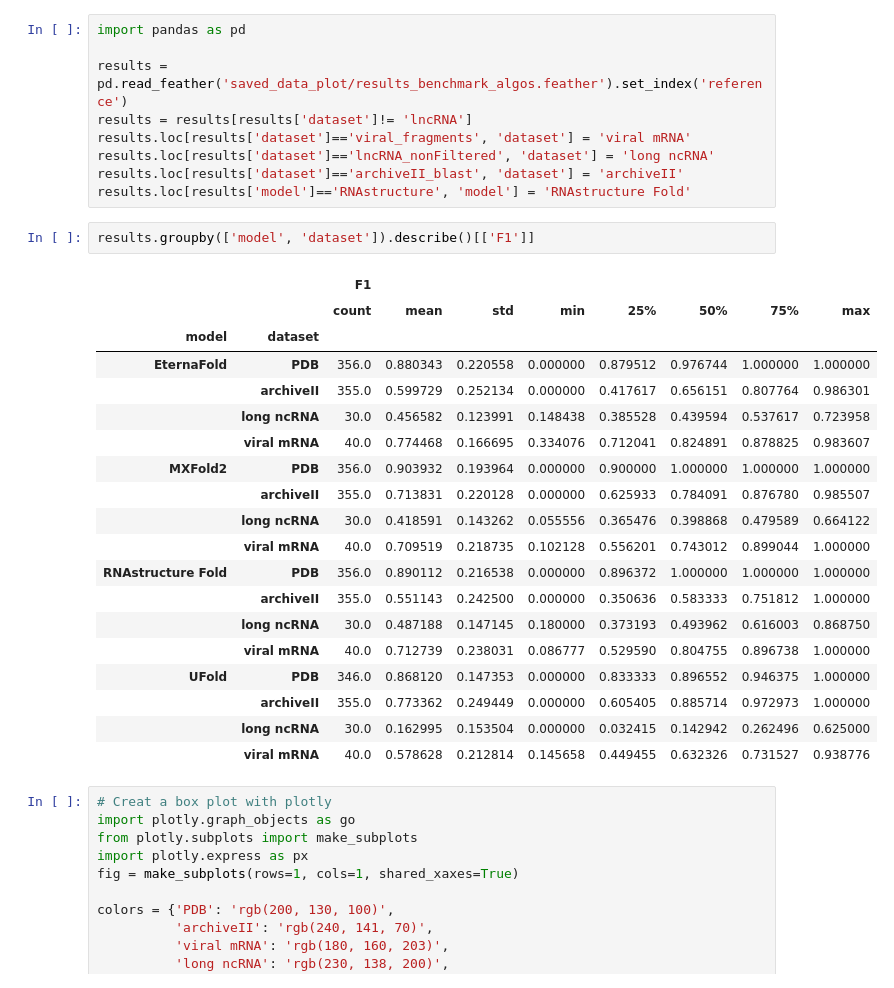
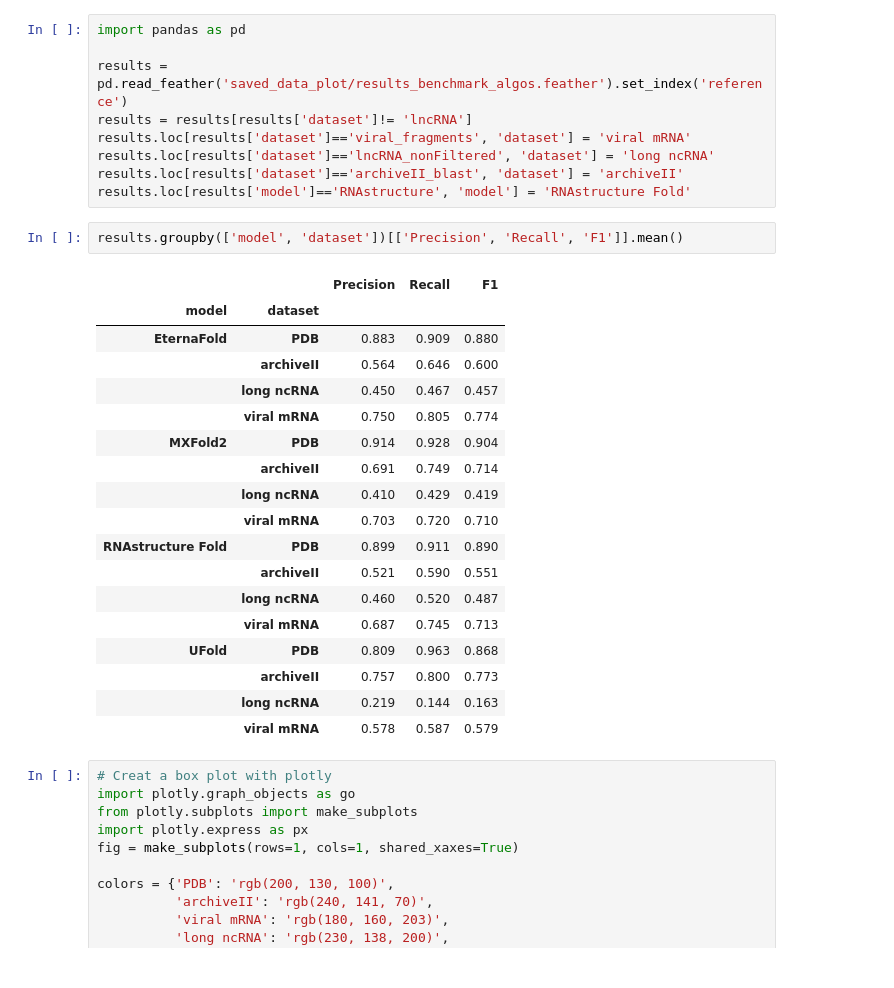
Before and after one commit to rouskinlab/efold_figures, a Jupyter notebook: Figure1/algo_benchmark.ipynb, the cells around one changed output. Drawn from its saved outputs; the diff is of its cells as text.

Commit message:
added table 1

```diff
--- a/Figure1/algo_benchmark.ipynb
+++ b/Figure1/algo_benchmark.ipynb
@@ -19,27 +19,26 @@ results.loc[results['dataset']=='lncRNA_nonFiltered', 'dataset'] = 'long ncRNA'
 results.loc[results['dataset']=='archiveII_blast', 'dataset'] = 'archiveII'
 results.loc[results['model']=='RNAstructure', 'model'] = 'RNAstructure Fold'
 # %%
-results.groupby(['model', 'dataset']).describe()[['F1']]
+results.groupby(['model', 'dataset'])[['Precision', 'Recall', 'F1']].mean()
 # %% [output]
-|  |  | F1 |  |  |  |  |  |  |  |
-|  |  | count | mean | std | min | 25% | 50% | 75% | max |
-| model | dataset |  |  |  |  |  |  |  |  |
-| EternaFold | PDB | 356.0 | 0.880343 | 0.220558 | 0.000000 | 0.879512 | 0.976744 | 1.000000 | 1.000000 |
-|  | archiveII | 355.0 | 0.599729 | 0.252134 | 0.000000 | 0.417617 | 0.656151 | 0.807764 | 0.986301 |
-|  | long ncRNA | 30.0 | 0.456582 | 0.123991 | 0.148438 | 0.385528 | 0.439594 | 0.537617 | 0.723958 |
-|  | viral mRNA | 40.0 | 0.774468 | 0.166695 | 0.334076 | 0.712041 | 0.824891 | 0.878825 | 0.983607 |
-| MXFold2 | PDB | 356.0 | 0.903932 | 0.193964 | 0.000000 | 0.900000 | 1.000000 | 1.000000 | 1.000000 |
-|  | archiveII | 355.0 | 0.713831 | 0.220128 | 0.000000 | 0.625933 | 0.784091 | 0.876780 | 0.985507 |
-|  | long ncRNA | 30.0 | 0.418591 | 0.143262 | 0.055556 | 0.365476 | 0.398868 | 0.479589 | 0.664122 |
-|  | viral mRNA | 40.0 | 0.709519 | 0.218735 | 0.102128 | 0.556201 | 0.743012 | 0.899044 | 1.000000 |
-| RNAstructure Fold | PDB | 356.0 | 0.890112 | 0.216538 | 0.000000 | 0.896372 | 1.000000 | 1.000000 | 1.000000 |
-|  | archiveII | 355.0 | 0.551143 | 0.242500 | 0.000000 | 0.350636 | 0.583333 | 0.751812 | 1.000000 |
-|  | long ncRNA | 30.0 | 0.487188 | 0.147145 | 0.180000 | 0.373193 | 0.493962 | 0.616003 | 0.868750 |
-|  | viral mRNA | 40.0 | 0.712739 | 0.238031 | 0.086777 | 0.529590 | 0.804755 | 0.896738 | 1.000000 |
-| UFold | PDB | 346.0 | 0.868120 | 0.147353 | 0.000000 | 0.833333 | 0.896552 | 0.946375 | 1.000000 |
-|  | archiveII | 355.0 | 0.773362 | 0.249449 | 0.000000 | 0.605405 | 0.885714 | 0.972973 | 1.000000 |
-|  | long ncRNA | 30.0 | 0.162995 | 0.153504 | 0.000000 | 0.032415 | 0.142942 | 0.262496 | 0.625000 |
-|  | viral mRNA | 40.0 | 0.578628 | 0.212814 | 0.145658 | 0.449455 | 0.632326 | 0.731527 | 0.938776 |
+|  |  | Precision | Recall | F1 |
+| model | dataset |  |  |  |
+| EternaFold | PDB | 0.883 | 0.909 | 0.880 |
+|  | archiveII | 0.564 | 0.646 | 0.600 |
+|  | long ncRNA | 0.450 | 0.467 | 0.457 |
+|  | viral mRNA | 0.750 | 0.805 | 0.774 |
+| MXFold2 | PDB | 0.914 | 0.928 | 0.904 |
+|  | archiveII | 0.691 | 0.749 | 0.714 |
+|  | long ncRNA | 0.410 | 0.429 | 0.419 |
+|  | viral mRNA | 0.703 | 0.720 | 0.710 |
+| RNAstructure Fold | PDB | 0.899 | 0.911 | 0.890 |
+|  | archiveII | 0.521 | 0.590 | 0.551 |
+|  | long ncRNA | 0.460 | 0.520 | 0.487 |
+|  | viral mRNA | 0.687 | 0.745 | 0.713 |
+| UFold | PDB | 0.809 | 0.963 | 0.868 |
+|  | archiveII | 0.757 | 0.800 | 0.773 |
+|  | long ncRNA | 0.219 | 0.144 | 0.163 |
+|  | viral mRNA | 0.578 | 0.587 | 0.579 |
 # %%
 # Creat a box plot with plotly
 import plotly.graph_objects as go
```
Also changed, not shown: 5 other files.
